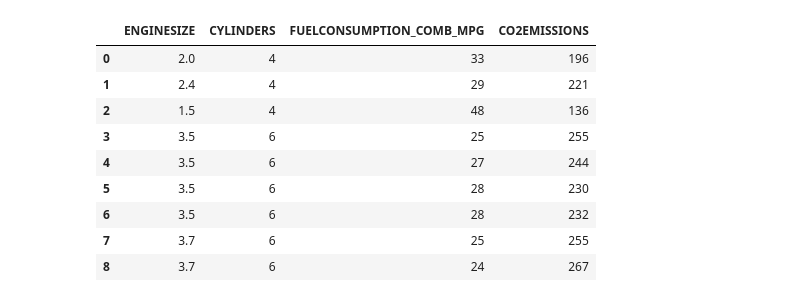
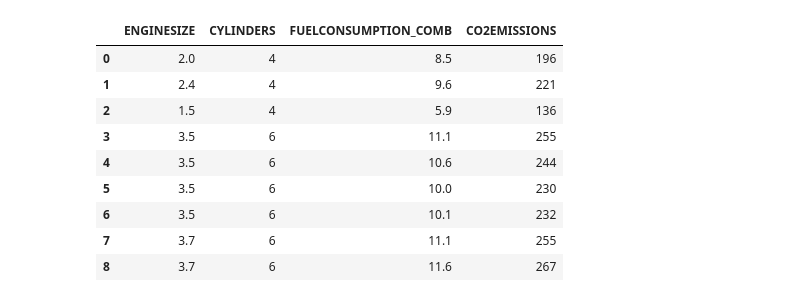
Before and after one commit to PedroCorreia07/Machine-Learning-with-Python, a Jupyter notebook: Simple Linear Regression Project/Simple Linear Regression Project.ipynb, the cells around one changed output. Cells and saved outputs as stored; diff of their text form; code cells hidden in the pictures.

```diff
--- a/Simple Linear Regression Project/Simple Linear Regression Project.ipynb
+++ b/Simple Linear Regression Project/Simple Linear Regression Project.ipynb
@@ -26,16 +27,16 @@ df.describe()#used for calculating and show some statistical data from the dataf
 | 75% | 2014.0 | 4.300000 | 8.000000 | 15.550000 | 10.850000 | 13.350000 | ... |
 | max | 2014.0 | 8.400000 | 12.000000 | 30.200000 | 20.500000 | 25.800000 | ... |
 # %%
-cdf=df[['ENGINESIZE','CYLINDERS','FUELCONSUMPTION_COMB_MPG','CO2EMISSIONS']]#select some features to explore more
+cdf=df[['ENGINESIZE','CYLINDERS','FUELCONSUMPTION_COMB','CO2EMISSIONS']]#select some features to explore more
 cdf.head(9)#show first 9 rows
 # %% [output]
-|  | ENGINESIZE | CYLINDERS | FUELCONSUMPTION_COMB_MPG | CO2EMISSIONS |
-| 0 | 2.0 | 4 | 33 | 196 |
-| 1 | 2.4 | 4 | 29 | 221 |
-| 2 | 1.5 | 4 | 48 | 136 |
-| 3 | 3.5 | 6 | 25 | 255 |
-| 4 | 3.5 | 6 | 27 | 244 |
-| 5 | 3.5 | 6 | 28 | 230 |
-| 6 | 3.5 | 6 | 28 | 232 |
-| 7 | 3.7 | 6 | 25 | 255 |
-| 8 | 3.7 | 6 | 24 | 267 |
+|  | ENGINESIZE | CYLINDERS | FUELCONSUMPTION_COMB | CO2EMISSIONS |
+| 0 | 2.0 | 4 | 8.5 | 196 |
+| 1 | 2.4 | 4 | 9.6 | 221 |
+| 2 | 1.5 | 4 | 5.9 | 136 |
+| 3 | 3.5 | 6 | 11.1 | 255 |
+| 4 | 3.5 | 6 | 10.6 | 244 |
+| 5 | 3.5 | 6 | 10.0 | 230 |
+| 6 | 3.5 | 6 | 10.1 | 232 |
+| 7 | 3.7 | 6 | 11.1 | 255 |
+| 8 | 3.7 | 6 | 11.6 | 267 |
```
Also changed, not shown: parts of 5 cells of this notebook.
